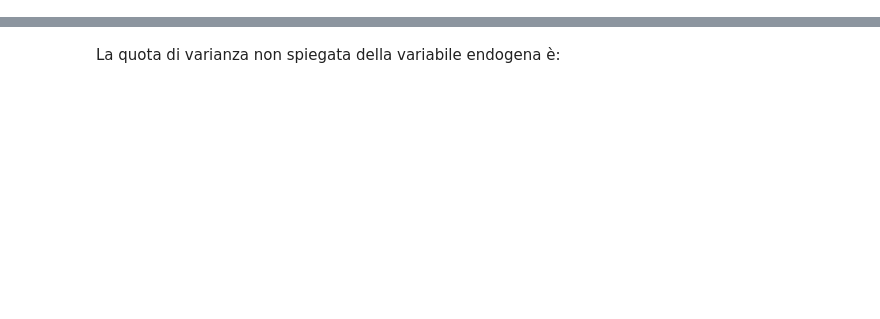
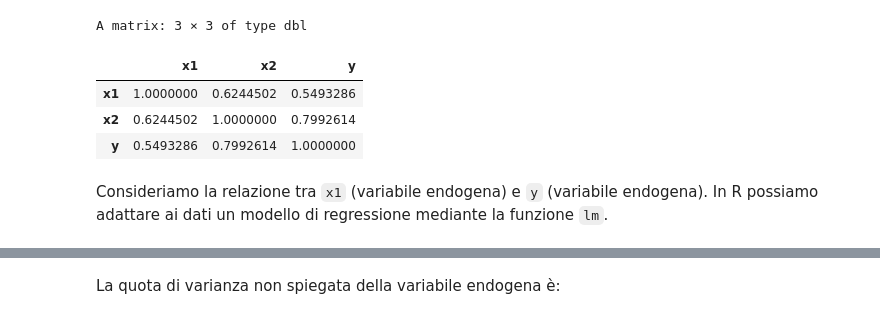
Before and after one commit to ccaudek/cfa_book_2023, a Jupyter notebook: 060_path_analysis.ipynb, the cells around one changed output, grey strips where cells are left out. Saved outputs shown, nothing was run; the diff lists cells and outputs as text; code cells hidden in the pictures; blank space fills up the shorter version.

```diff
--- a/060_path_analysis.ipynb
+++ b/060_path_analysis.ipynb
@@ -56,0 +75,20 @@ name: path_01-fig
+# %%
+set.seed(42)
+n <- 100
+x1 <- rnorm(n, 90, 20)
+x2 <- x1 + rnorm(n, 0, 30)
+y <- 25 + 0.5 * x1 + 1.0 * x2 + rnorm(n, 0, 30)
+
+cor(cbind(x1, x2, y))
+
+dat <- data.frame(
+    y, x1, x2
+)
+# %% [output]
+A matrix: 3 × 3 of type dbl
+|  | x1 | x2 | y |
+| x1 | 1.0000000 | 0.6244502 | 0.5493286 |
+| x2 | 0.6244502 | 1.0000000 | 0.7992614 |
+| y | 0.5493286 | 0.7992614 | 1.0000000 |
+# %% [markdown]
+Consideriamo la relazione tra `x1` (variabile endogena) e `y` (variabile endogena). In R possiamo adattare ai dati un modello di regressione mediante la funzione `lm`.
```
Also changed, not shown: parts of 44 cells of this notebook, 26 other files.
